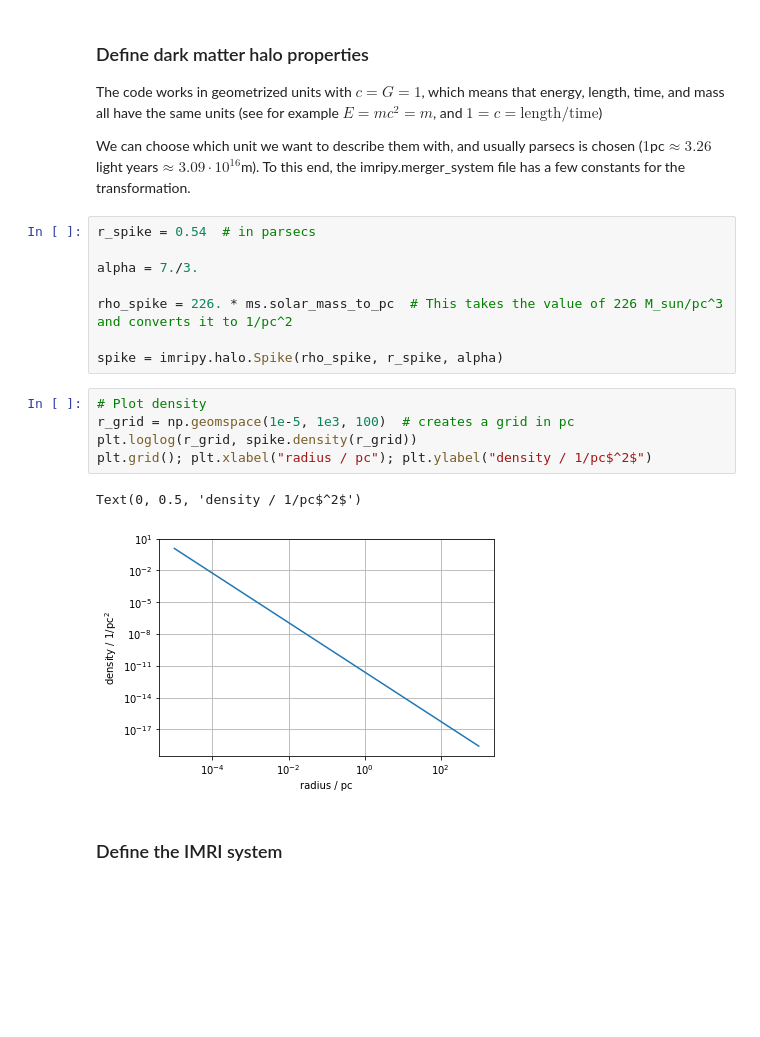
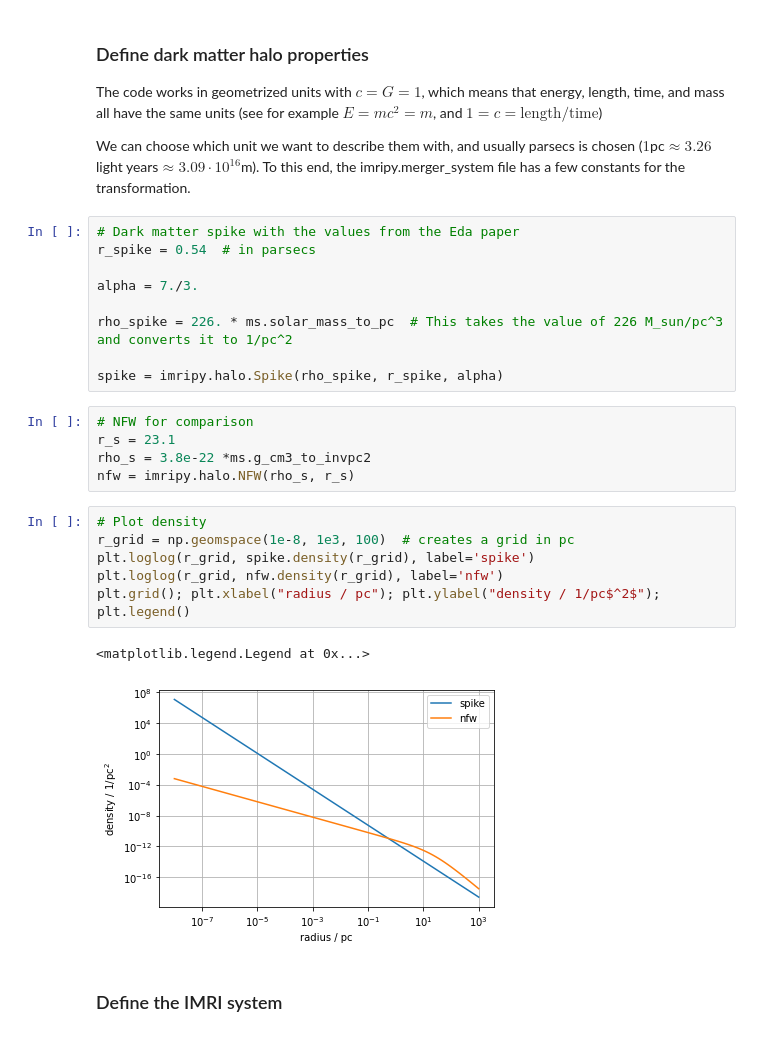
Before and after one commit to DMGW-Goethe/imripy, a Jupyter notebook: examples/BasicExample.ipynb, the cells around one changed output. Drawn from its saved outputs; the diff is of its cells as text; blank space fills up the shorter version.

```diff
--- a/examples/BasicExample.ipynb
+++ b/examples/BasicExample.ipynb
@@ -11,6 +13,7 @@ The code works in geometrized units with $c=G=1$, which means that energy, lengt
 
 We can choose which unit we want to describe them with, and usually parsecs is chosen ($1$pc$\approx 3.26$ light years$\approx 3.09\cdot 10^{16}$m). To this end, the imripy.merger_system file has a few constants for the transformation.
 # %%
+# Dark matter spike with the values from the Eda paper
 r_spike = 0.54  # in parsecs
 
 alpha = 7./3.
@@ -18,14 +21,20 @@ alpha = 7./3.
 rho_spike = 226. * ms.solar_mass_to_pc  # This takes the value of 226 M_sun/pc^3 and converts it to 1/pc^2
 
 spike = imripy.halo.Spike(rho_spike, r_spike, alpha)
+# %%
+# NFW for comparison
+r_s = 23.1
+rho_s = 3.8e-22 *ms.g_cm3_to_invpc2
+nfw = imripy.halo.NFW(rho_s, r_s)
 # %%
 # Plot density
-r_grid = np.geomspace(1e-5, 1e3, 100)  # creates a grid in pc
-plt.loglog(r_grid, spike.density(r_grid))
-plt.grid(); plt.xlabel("radius / pc"); plt.ylabel("density / 1/pc$^2$")
+r_grid = np.geomspace(1e-8, 1e3, 100)  # creates a grid in pc
+plt.loglog(r_grid, spike.density(r_grid), label='spike')
+plt.loglog(r_grid, nfw.density(r_grid), label='nfw')
+plt.grid(); plt.xlabel("radius / pc"); plt.ylabel("density / 1/pc$^2$"); plt.legend()
 # %% [output]
-Text(0, 0.5, 'density / 1/pc$^2$')
+<matplotlib.legend.Legend at 0x...>
-[figure, old version]
+[figure, new version]
 # %% [markdown]
 ### Define the IMRI system
 # %%
```
Also changed, not shown: parts of 6 cells of this notebook.
